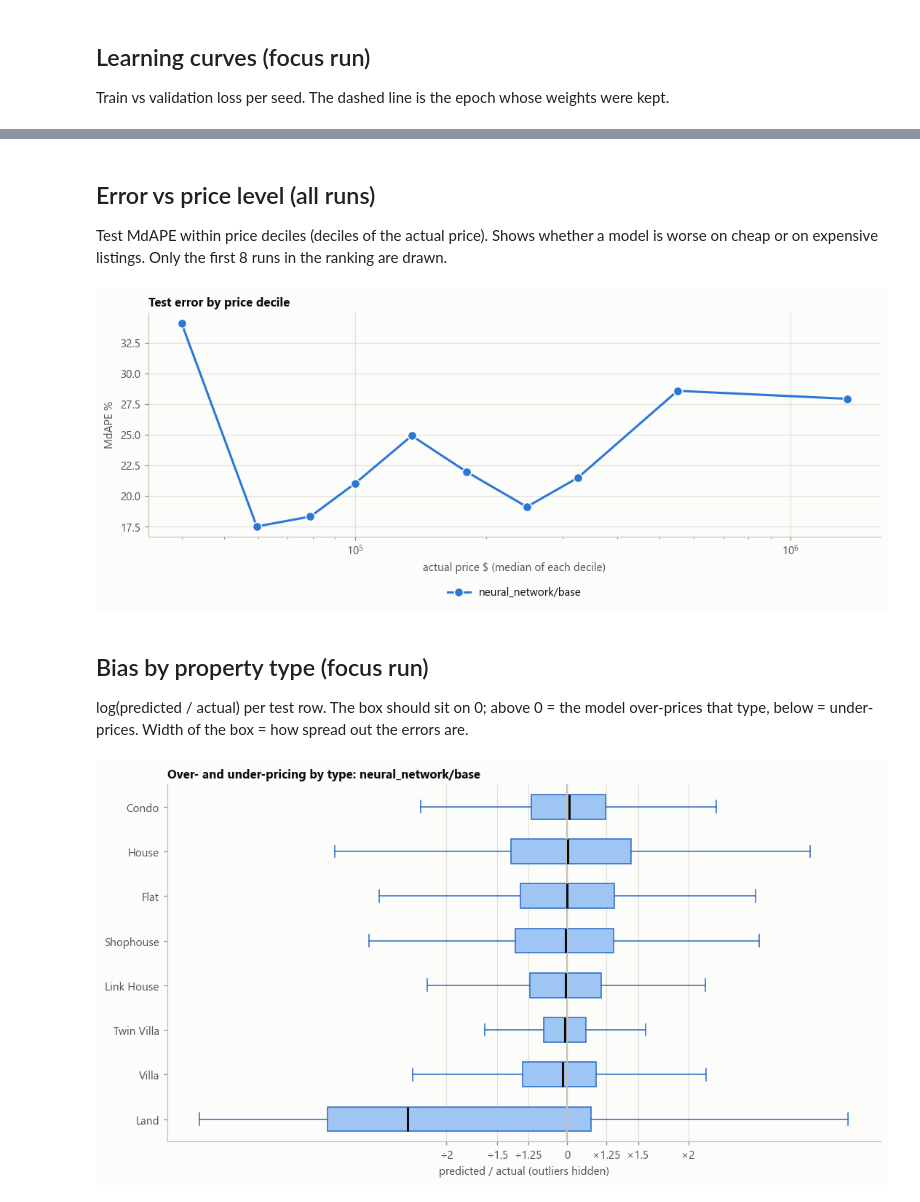
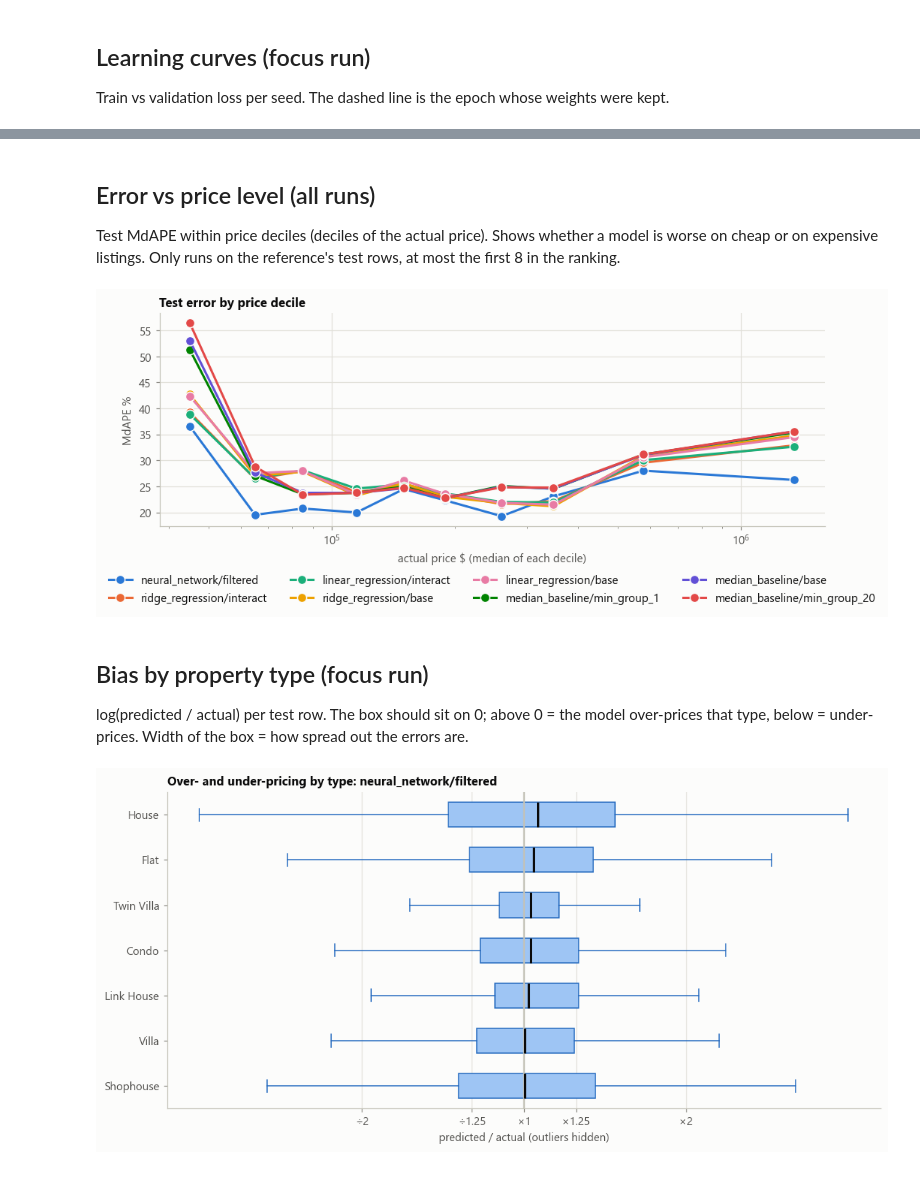
Before and after one commit to SeaHuyty/property-valuation-model, a Jupyter notebook: laboratory/evaluate/compare_models.ipynb, the cells around one changed output, grey strips where cells are left out. Drawn from its saved outputs; the diff is of its cells as text; code cells hidden in the pictures.

```diff
--- a/laboratory/evaluate/compare_models.ipynb
+++ b/laboratory/evaluate/compare_models.ipynb
@@ -176,16 +202,16 @@ Mean test MdAPE per run and property type. Darker = bigger error.
 # %%
-by_type = test[(test.group != "overall") & (test.metric == "median_ape")]
-heat = by_type.pivot_table(index="run", columns="group", values="value", aggfunc="mean").loc[order]
+by_type = test[(test.group != "overall") & (test.metric == "median_ape") & test.run.isin(comparable)]
+heat = by_type.pivot_table(index="run", columns="group", values="value", aggfunc="mean").loc[comparable]
 n_test = by_type.groupby("group").n.mean().round().astype(int)
 cmap = LinearSegmentedColormap.from_list("blues", BLUES)
-fig, ax = plt.subplots(figsize=(1.25 * heat.shape[1] + 3, 0.5 * len(order) + 1.6))
+fig, ax = plt.subplots(figsize=(1.25 * heat.shape[1] + 3, 0.5 * len(comparable) + 1.6))
 im = ax.imshow(heat.values, cmap=cmap, aspect="auto")
 for (i, j), v in np.ndenumerate(heat.values):
     if not np.isnan(v):
         ax.text(j, i, f"{v:.1f}", ha="center", va="center", fontsize=9,
                 color="#ffffff" if im.norm(v) > 0.55 else INK)
 ax.set_xticks(range(heat.shape[1]), [f"{c}\nn≈{n_test[c]}" for c in heat.columns])
-ax.set_yticks(range(len(order)), order)
+ax.set_yticks(range(len(comparable)), comparable)
 ax.grid(False)
 for s in ax.spines.values():
     s.set_visible(False)
@@ -209,9 +235,9 @@ else:
         h = pd.read_csv(f)
         ax.plot(h.epoch, h.train_loss, color=SERIES[0], label="train")
         ax.plot(h.epoch, h.val_loss, color=SERIES[1], label="validation")
-        best = h.loc[h.val_loss.idxmin()]
-        ax.axvline(best.epoch, color=MUTED, linestyle="--", linewidth=1)
-        ax.annotate(f"best epoch {int(best.epoch)}", (best.epoch, 0.04), xycoords=("data", "axes fraction"),
+        kept = h.loc[h.val_loss.idxmin()]
+        ax.axvline(kept.epoch, color=MUTED, linestyle="--", linewidth=1)
+        ax.annotate(f"best epoch {int(kept.epoch)}", (kept.epoch, 0.04), xycoords=("data", "axes fraction"),
                     xytext=(4, 0), textcoords="offset points", fontsize=8, color=INK2)
         ax.set_title(f"seed {seed}" if seed is not None else FOCUS)
         ax.set_xlabel("epoch")
@@ -243,7 +270,7 @@ p = preds.get(FOCUS)
 if p is None:
     print(f"{FOCUS}: no test_predictions.csv")
 else:
-    counts = p.property_type.value_counts()
+    counts = p.property_type.value_counts() / p.seed.nunique()  # test rows per seed
     types = counts[counts >= MIN_ROWS].index.tolist()
     cols = 4
     fig, axes = plt.subplots(int(np.ceil(len(types) / cols)), cols, figsize=(14, 3.4 * np.ceil(len(types) / cols)),
@@ -272,11 +299,11 @@ else:
 # %% [markdown]
 ## Error vs price level (all runs)
 Test MdAPE within price deciles (deciles of the actual price). Shows whether a model is worse on cheap or on
-expensive listings. Only the first 8 runs in the ranking are drawn.
+expensive listings. Only runs on the reference's test rows, at most the first 8 in the ranking.
 # %%
 if preds:
     fig, ax = plt.subplots(figsize=(10, 4.2))
-    shown = [r for r in order if r in preds][:8]
+    shown = [r for r in comparable if r in preds][:8]
     for k, run in enumerate(shown):
         q = preds[run]
         dec = pd.qcut(q.actual, 10, duplicates="drop")
@@ -289,29 +316,29 @@ if preds:
     ax.legend(loc="upper center", bbox_to_anchor=(0.5, -0.18), ncol=min(len(shown), 4))
     fig.tight_layout()
 # %% [output]
-[figure, old version]
+[figure, new version]
 # %% [markdown]
 ## Bias by property type (focus run)
 log(predicted / actual) per test row. The box should sit on 0; above 0 = the model over-prices that type,
 below = under-prices. Width of the box = how spread out the errors are.
 # %%
 if p is not None:
-    counts = p.property_type.value_counts()
+    counts = p.property_type.value_counts() / p.seed.nunique()  # test rows per seed
     types = p[p.property_type.isin(counts[counts >= MIN_ROWS].index)].groupby("property_type").log_err.median().sort_values().index.tolist()
     fig, ax = plt.subplots(figsize=(10, 0.5 * len(types) + 1.4))
     ax.boxplot([p[p.property_type == t].log_err for t in types], orientation="horizontal", widths=0.55, patch_artist=True,
                showfliers=False, medianprops={"color": INK, "linewidth": 2},
                boxprops={"facecolor": BLUES[1], "edgecolor": BLUES[4]},
                whiskerprops={"color": BLUES[4]}, capprops={"color": BLUES[4]})
     ax.set_yticks(range(1, len(types) + 1), types)
     ax.axvline(0, color=AXIS, linewidth=1.5)
-    ticks = np.log([0.5, 0.67, 0.8, 1, 1.25, 1.5, 2])
-    ax.set_xticks(ticks, ["÷2", "÷1.5", "÷1.25", "0", "×1.25", "×1.5", "×2"])
+    ticks = np.log([0.5, 0.8, 1, 1.25, 2])
+    ax.set_xticks(ticks, ["÷2", "÷1.25", "×1", "×1.25", "×2"])
     ax.set_xlabel("predicted / actual (outliers hidden)")
     ax.set_title(f"Over- and under-pricing by type: {FOCUS}")
     ax.grid(axis="y", visible=False)
     fig.tight_layout()
 # %% [output]
-[figure, old version]
+[figure, new version]
 # %% [markdown]
 ## Worst districts (focus run)
```
Also changed, not shown: parts of 28 cells of this notebook.
